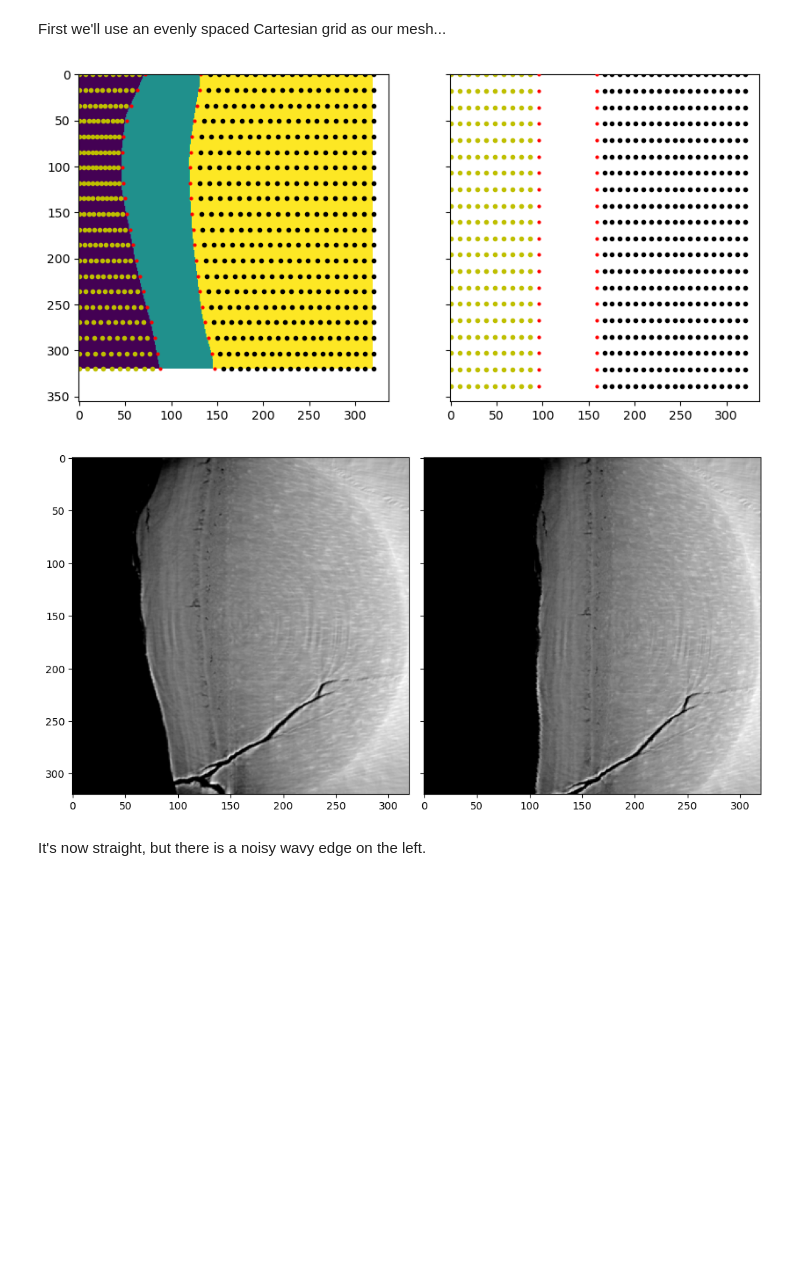
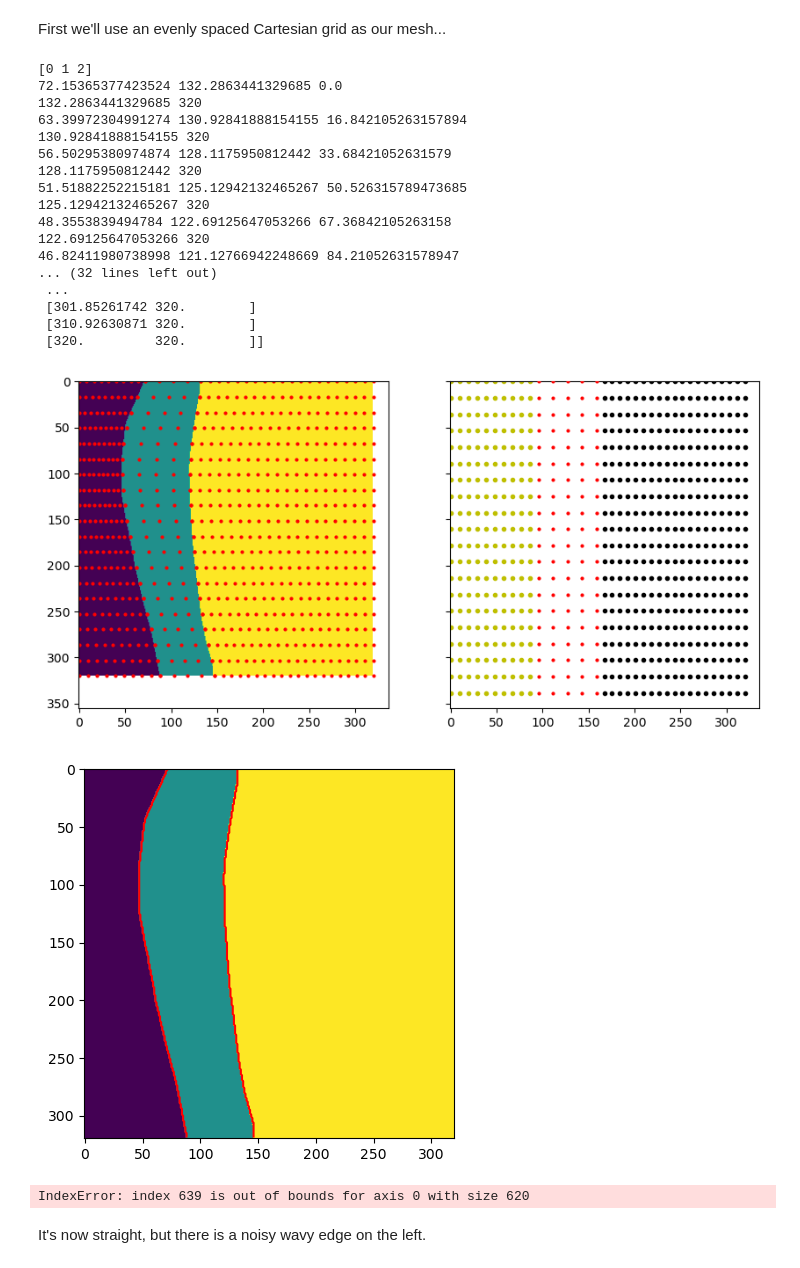
Before and after one commit to JGIBristol/cementum_imaging, a Jupyter notebook: straighten_mesh.ipynb, the cells around one changed output. Saved outputs shown, nothing was run; the diff lists cells and outputs as text; code cells hidden in the pictures; blank space fills up the shorter version.

Commit message:
function to find an array of points from a mask

```diff
--- a/straighten_mesh.ipynb
+++ b/straighten_mesh.ipynb
@@ -125,7 +125,7 @@ First we'll use an evenly spaced Cartesian grid as our mesh...
 Create grids of points to map to/from
 
 """
-n_x, n_y = 2, 20
+n_x, n_y = 5, 20
 n_left, n_right = 10, 20
 
 plot_kw = {"marker": "o", "linestyle": "none"}
@@ -161,9 +161,9 @@ for y_val in curve_y:
         right_curve_pts.append([x_val, y_val])
 right_curve_pts = np.array(right_curve_pts)
 
-axes[0].plot(curve_pts[:, 0], curve_pts[:, 1], color="r", **plot_kw, markersize=2)
-axes[0].plot(left_curve_pts[:, 0], left_curve_pts[:, 1], color="y", **plot_kw, markersize=3)
-axes[0].plot(right_curve_pts[:, 0], right_curve_pts[:, 1], color="k", **plot_kw, markersize=3)
+# axes[0].plot(curve_pts[:, 0], curve_pts[:, 1], color="r", **plot_kw, markersize=2)
+# axes[0].plot(left_curve_pts[:, 0], left_curve_pts[:, 1], color="y", **plot_kw, markersize=3)
+# axes[0].plot(right_curve_pts[:, 0], right_curve_pts[:, 1], color="k", **plot_kw, markersize=3)
 axes[0].imshow(mask)
 
 # Create a rectangle of points
@@ -176,37 +176,64 @@ rect_pts = np.dstack([X.ravel(), Y.ravel()])[0]
 offset = np.mean(curve_pts[:, 0])
 rect_pts[:, 0] += offset
 left_boundary = 0
 right_boundary = mask.shape[0]
 
 # Find values on the left of the rectangle
 left_rect_pts = []
 for y_val in rect_y:
     for x_val in np.linspace(left_boundary, offset, n_left, endpoint=False):
         left_rect_pts.append([x_val, y_val])
 left_rect_pts = np.array(left_rect_pts)
 
 # Find values on the right of the rectangle
 right_rect_pts = []
 for y_val in rect_y:
     for x_val in np.linspace(
         offset + rectangle_width, right_boundary, n_right, endpoint=True
     )[1:]:
         right_rect_pts.append([x_val, y_val])
 right_rect_pts = np.array(right_rect_pts)
 
-axes[1].plot(rect_pts[:, 0], rect_pts[:, 1], color="r", **plot_kw, zorder=10, markersize=2)
-axes[1].plot(left_rect_pts[:, 0], left_rect_pts[:, 1], color="y", **plot_kw, markersize=3)
-axes[1].plot(right_rect_pts[:, 0], right_rect_pts[:, 1], color="k", **plot_kw, markersize=3)
+axes[1].plot(
+    rect_pts[:, 0], rect_pts[:, 1], color="r", **plot_kw, zorder=10, markersize=2
+)
+axes[1].plot(
+    left_rect_pts[:, 0], left_rect_pts[:, 1], color="y", **plot_kw, markersize=3
+)
+axes[1].plot(
+    right_rect_pts[:, 0], right_rect_pts[:, 1], color="k", **plot_kw, markersize=3
+)
 
 # Concatenate all the points together
 curve_pts = np.vstack([left_curve_pts, curve_pts, right_curve_pts])
 curve_pts = curve_pts[np.lexsort((curve_pts[:, 0], curve_pts[:, 1]))]
 
 rect_pts = np.vstack([left_rect_pts, rect_pts, right_rect_pts])
 rect_pts = rect_pts[np.lexsort((rect_pts[:, 0], rect_pts[:, 1]))]
+
+curve_pts = straighten.mask_mesh(mask, n_y, (n_left, n_x, n_right))
+axes[0].plot(curve_pts[:, 0], curve_pts[:, 1], color="r", **plot_kw, markersize=2)
 fig.savefig("mesh.png")
 # %% [output]
+[0 1 2]
+72.15365377423524 132.2863441329685 0.0
+132.2863441329685 320
+63.39972304991274 130.92841888154155 16.842105263157894
+130.92841888154155 320
+56.50295380974874 128.1175950812442 33.68421052631579
+128.1175950812442 320
+51.51882252215181 125.12942132465267 50.526315789473685
+125.12942132465267 320
+48.3553839494784 122.69125647053266 67.36842105263158
+122.69125647053266 320
+46.82411980738998 121.12766942248669 84.21052631578947
+... (32 lines left out)
+ ...
+ [301.85261742 320.        ]
+ [310.92630871 320.        ]
+ [320.         320.        ]]
-[figure, old version]
+[figure, new version]
+[figure, added]
 # %%
 from matplotlib import colormaps, colors
 from skimage.transform import warp, PiecewiseAffineTransform
@@ -229,7 +256,7 @@ axes[1].imshow(image_transformed, cmap=cmap, norm=norm)
 fig.tight_layout()
 fig.savefig("straightened.png")
 # %% [output]
-[figure, removed]
+IndexError: index 639 is out of bounds for axis 0 with size 620
 # %% [markdown]
 It's now straight, but there is a noisy wavy edge on the left.
 # %%
```
Also changed, not shown: 1 other file.
